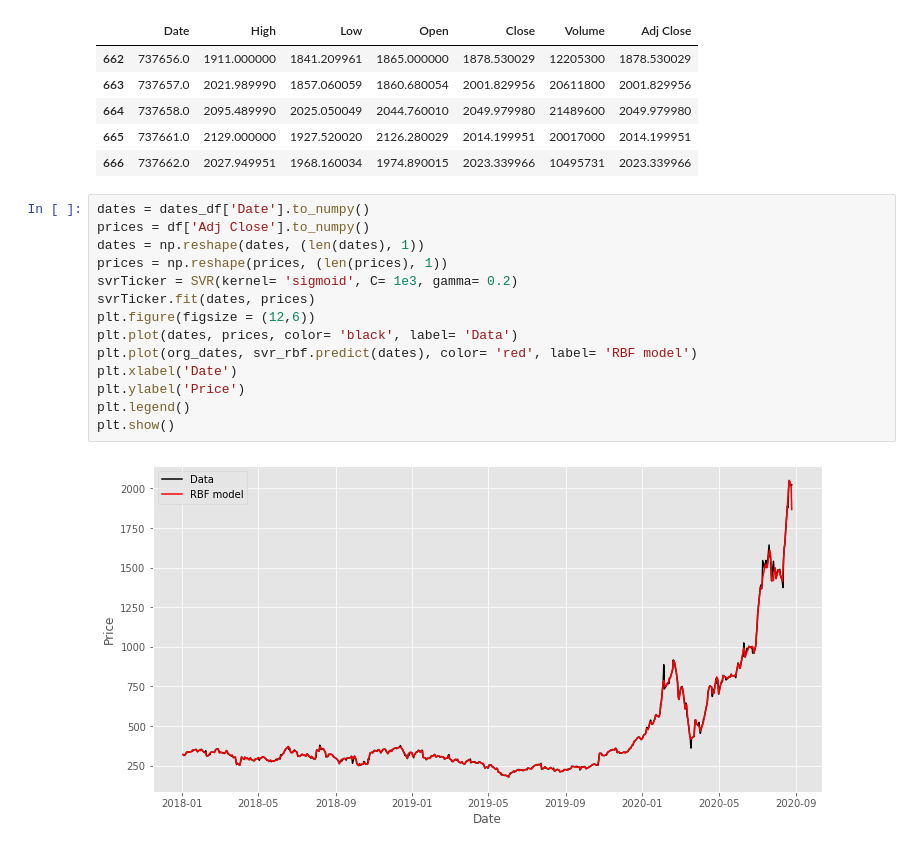
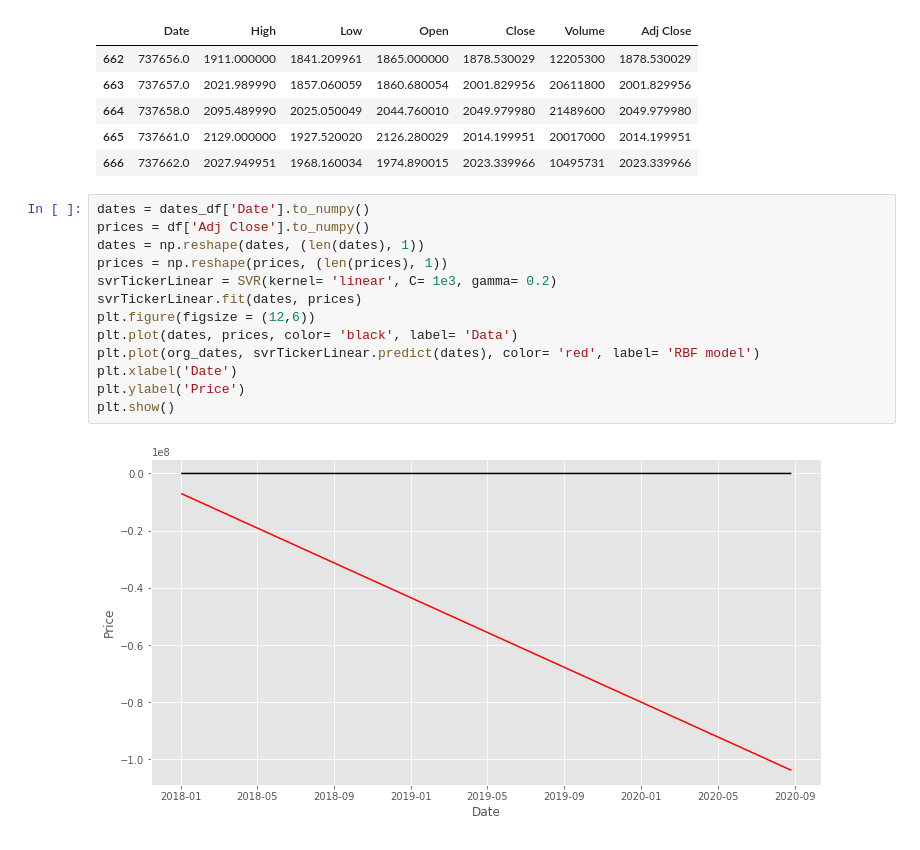
Before and after one commit to CleverParty/containers, a Jupyter notebook: data/tickerNotebook.ipynb, the cells around one changed output. Cells and saved outputs as stored; diff of their text form.

Commit message:
[update] changes 1.3 - comparing kernels

```diff
--- a/data/tickerNotebook.ipynb
+++ b/data/tickerNotebook.ipynb
@@ -137,16 +137,15 @@ dates_df.tail()
 # %%
 dates = dates_df['Date'].to_numpy()
 prices = df['Adj Close'].to_numpy()
 dates = np.reshape(dates, (len(dates), 1))
 prices = np.reshape(prices, (len(prices), 1))
-svrTicker = SVR(kernel= 'sigmoid', C= 1e3, gamma= 0.2)
-svrTicker.fit(dates, prices)
+svrTickerLinear = SVR(kernel= 'linear', C= 1e3, gamma= 0.2)
+svrTickerLinear.fit(dates, prices)
 plt.figure(figsize = (12,6))
 plt.plot(dates, prices, color= 'black', label= 'Data')
-plt.plot(org_dates, svr_rbf.predict(dates), color= 'red', label= 'RBF model')
+plt.plot(org_dates, svrTickerLinear.predict(dates), color= 'red', label= 'RBF model')
 plt.xlabel('Date')
 plt.ylabel('Price')
-plt.legend()
 plt.show()
 # %% [output]
-[figure, old version]
+[figure, new version]
```
Also changed, not shown: parts of 2 cells of this notebook.
